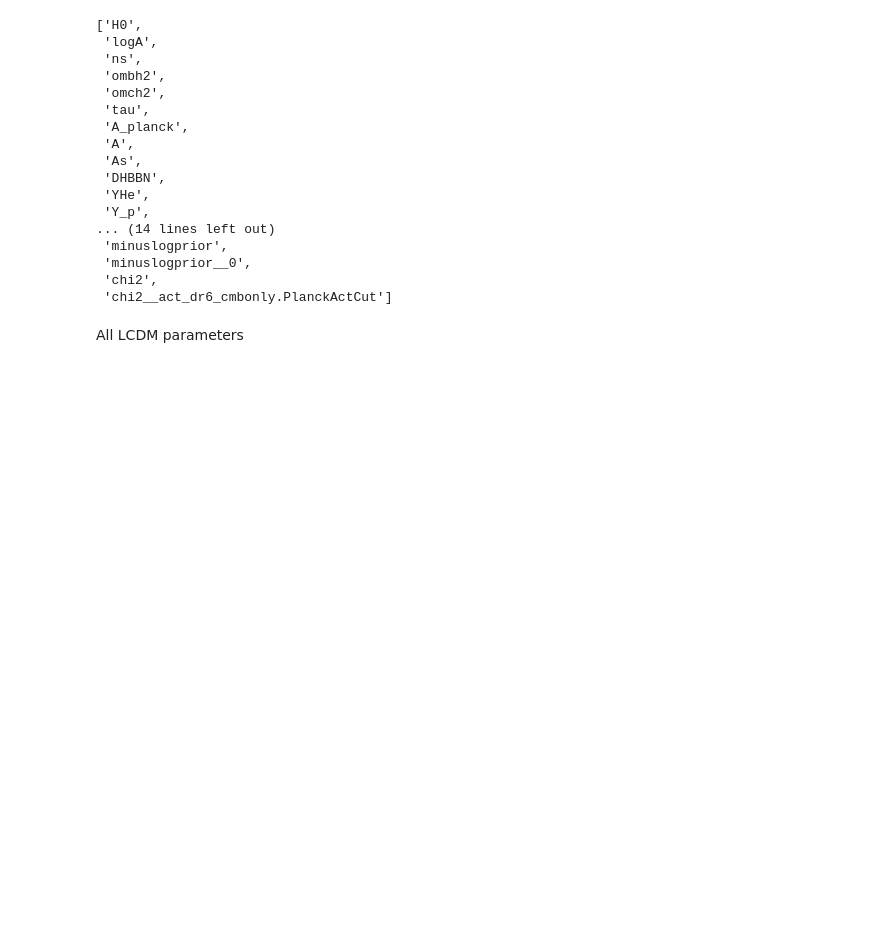
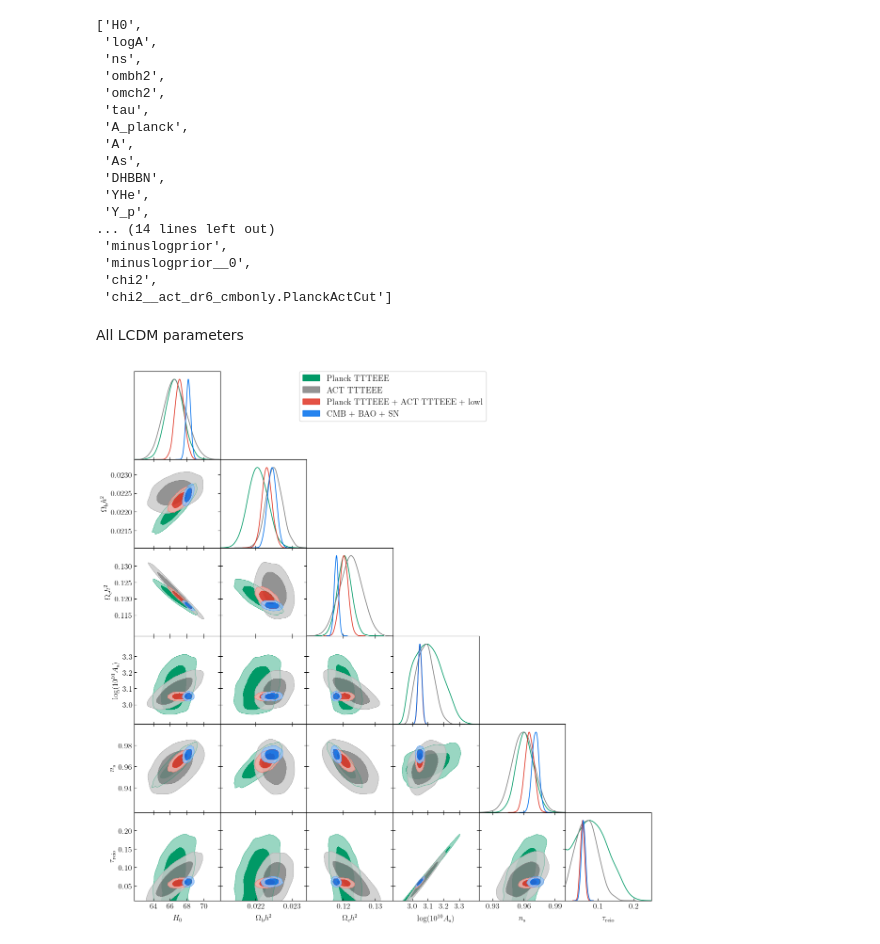
Before and after one commit to GenovaCosmology/ParametricModels, a Jupyter notebook: LCDM/CMB_chains.ipynb, the cells around one changed output. Cells and saved outputs as stored; diff of their text form; code cells hidden in the pictures; blank space fills up the shorter version.

Commit message:
eff sigma plots

```diff
--- a/LCDM/CMB_chains.ipynb
+++ b/LCDM/CMB_chains.ipynb
@@ -174,19 +174,23 @@ All LCDM parameters
 # %%
 g = plots.get_subplot_plotter()
 g.settings.axes_fontsize = 15
+g.settings.axes_labelsize = 15
 g.settings.legend_fontsize = 16
 g.settings.linewidth = 2.0
+g.settings.legend_loc = 'upper right'
 getdist_settings['smooth_scale_1D'] = 0.3
 getdist_settings['smooth_scale_2D'] = 0.3
 chain_PlanckTTTEEE.updateSettings(getdist_settings)
 chain_PlanckTTTEEE.updateBaseStatistics()
 
 g.triangle_plot(
     [chain_PlanckTTTEEE, chain_ACTTTTEEE, chain_CMB_all, chain_CMB_BAO_SN],
-    params=['H0','logA',  'ns','ombh2','omch2','tau'],
+    params=['H0','ombh2','omch2','logA','ns','tau'],
     filled=True,
 )
 
 g.export('plots/LCDM_triangle_plot_all_probes.pdf', dpi=300)
+# %% [output]
+[figure, added]
 # %%
 #model.__dict__
```
Also changed, not shown: 2 other files.
